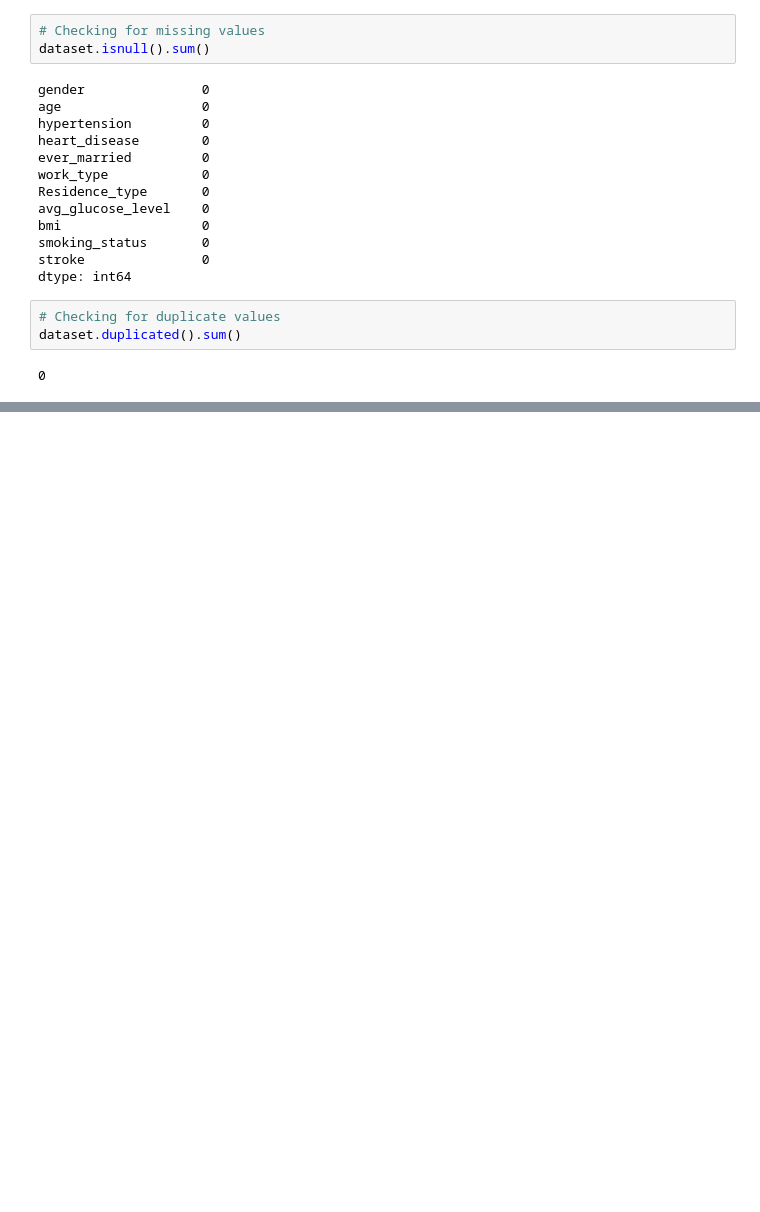
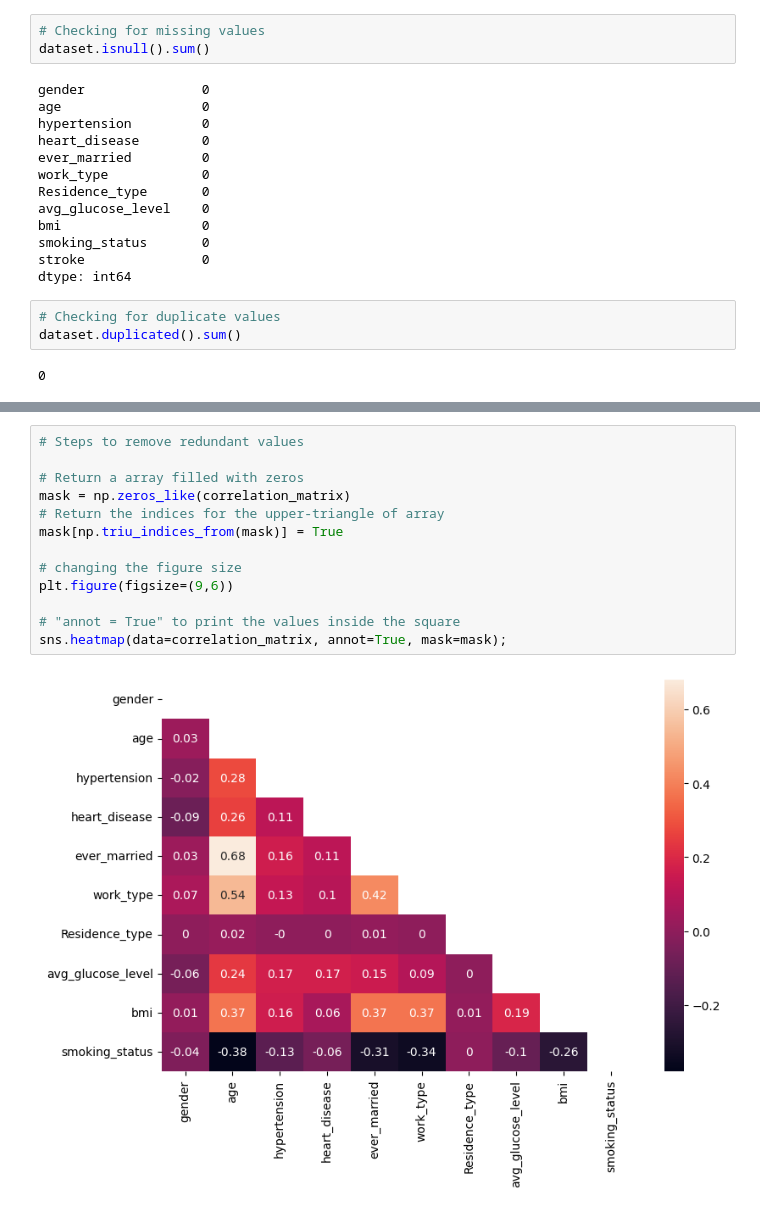
Before and after one commit to Mahdi-Abdullah/Brain-Stroke-Prediction-Using-Machine-Learning, a Jupyter notebook: Brain_Stroke _Prediction_Classification.ipynb, the cells around one changed output, grey strips where cells are left out. Drawn from its saved outputs; the diff is of its cells as text; blank space fills up the shorter version.

```diff
--- a/Brain_Stroke _Prediction_Classification.ipynb
+++ b/Brain_Stroke _Prediction_Classification.ipynb
@@ -52,0 +153,15 @@ dataset.duplicated().sum()
+# %%
+# Steps to remove redundant values
+
+# Return a array filled with zeros
+mask = np.zeros_like(correlation_matrix)
+# Return the indices for the upper-triangle of array
+mask[np.triu_indices_from(mask)] = True
+
+# changing the figure size
+plt.figure(figsize=(9,6))
+
+# "annot = True" to print the values inside the square
+sns.heatmap(data=correlation_matrix, annot=True, mask=mask);
+# %% [output]
+[figure, added]
```
Also changed, not shown: parts of 9 cells of this notebook.
